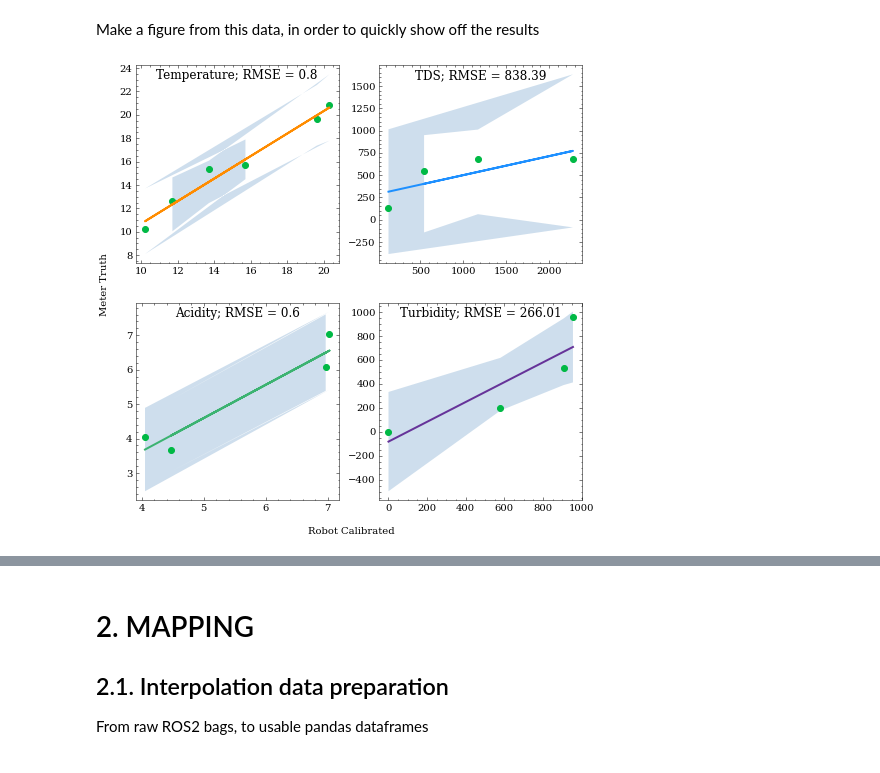
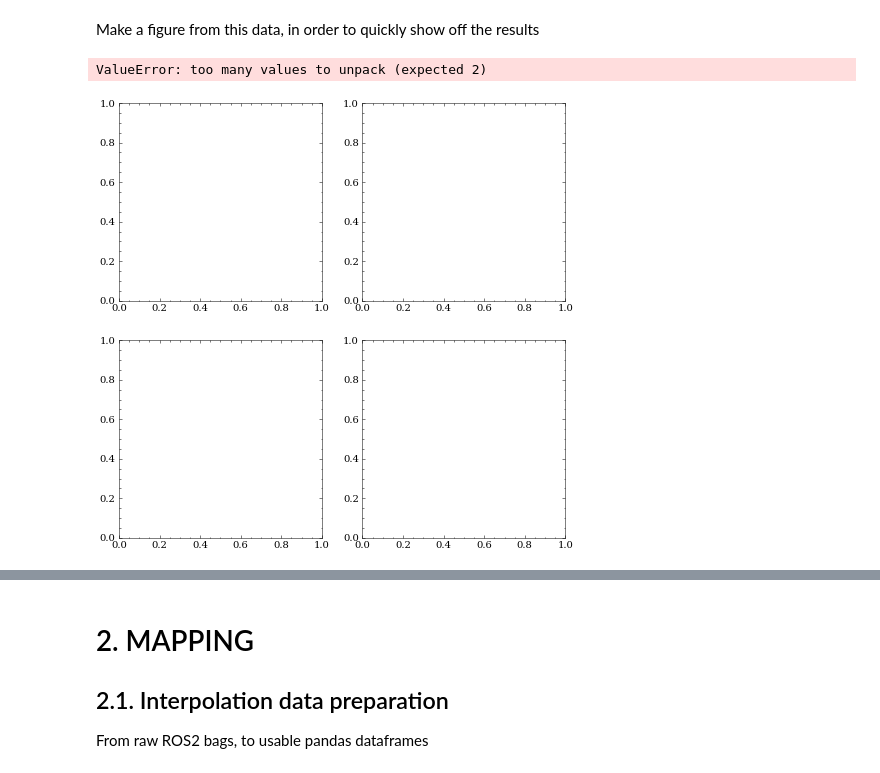
Before and after one commit to jurriandoornbos/wqdrone, a Jupyter notebook: plotting/plotting.ipynb, the cells around one changed output, grey strips where cells are left out. Drawn from its saved outputs; the diff is of its cells as text; code cells hidden in the pictures.

Commit message:
updated calibration ;lots

```diff
--- a/plotting/plotting.ipynb
+++ b/plotting/plotting.ipynb
@@ -63,7 +63,7 @@ Make a figure from this data, in order to quickly show off the results
 # %%
 def error_data(x,y):
     import numpy as np
-    a, b = np.polyfit(x, y, deg=1)
+    a, b = np.polyfit(x, y, deg=2)
     y_est = a * x + b
     y_err = x.std() * np.sqrt(1/len(x) +
                               (x - x.mean())**2 / np.sum((x - x.mean())**2))
@@ -82,48 +82,62 @@ colors = ["darkorange","dodgerblue","mediumseagreen", "rebeccapurple"]
 plt.style.use(['science','no-latex'])
 fig, axs = plt.subplots(nrows = 2, ncols =2,figsize = (8,8))
 
-x = temp.Meter
-y= temp.Robot
+x = temp.Robot
+y= temp.Meter
 y_est, y_err,rms = error_data(x,y)
+a,b =y_est + y_err, y_est - y_err
+
+axs[0,0].fill_between([min(x),max(x)], [min(a),max(a)],[min(b),max(b)], alpha=0.2)
+
 axs[0,0].plot(x, y_est, '-',c = colors[0],linewidth = 2)
-axs[0,0].fill_between(x, y_est - y_err, y_est + y_err, alpha=0.2)
+
 axs[0,0].scatter( x, y)
 axs[0,0].set_title(f"Temperature; RMSE = {round(rms,2)}" , y=1.0, pad=-14)
 
 
 
-x =tds.Meter
-y= tds.Calib
+x =tds.Calib
+y= tds.Meter
 y_est, y_err,rms = error_data(x,y)
+a,b =y_est - y_err, y_est + y_err
+
+axs[0,1].fill_between([min(x),max(x)], [min(a),max(a)],[min(b),max(b)], alpha=0.2)
+
 axs[0,1].plot(x, y_est, '-',c = colors[1],linewidth = 2)
-axs[0,1].fill_between(x, y_est - y_err, y_est + y_err, alpha=0.2)
+
 axs[0,1].scatter( x, y)
 axs[0,1].set_title(f"TDS; RMSE = {round(rms,2)}", y=1.0, pad=-14)
 
 
 
-x = ph.Meter
-y= ph.Calib
+x = ph.Calib
+y= ph.Meter
 y_est, y_err,rms = error_data(x,y)
+a,b =y_est + y_err, y_est - y_err
+
+axs[1,0].fill_between([min(x),max(x)], [min(a),max(a)],[min(b),max(b)], alpha=0.2)
 axs[1,0].plot(x, y_est, '-',c = colors[2],linewidth = 2)
-axs[1,0].fill_between(x, y_est - y_err, y_est + y_err, alpha=0.2)
+
 axs[1,0].scatter( x,y)
 axs[1,0].set_title(f"Acidity; RMSE = {round(rms,2)}", y=1.0, pad=-14)
 
 
 
-x = turb.Meter
-y= turb.Calib
+x = turb.Calib
+y= turb.Meter
 y_est, y_err,rms = error_data(x,y)
+a,b =y_est + y_err, y_est - y_err
+
+axs[1,1].fill_between([min(x),max(x)], [min(a),max(a)],[min(b),max(b)], alpha=0.2)
 axs[1,1].plot(x, y_est, '-',c = colors[3],linewidth = 2)
-axs[1,1].fill_between(x, y_est - y_err, y_est + y_err, alpha=0.2)
 axs[1,1].scatter( x,y)
 axs[1,1].set_title(f"Turbidity; RMSE = {round(rms,2)}", y=1.0, pad=-14)
 
 fig.text(0.5, 0.07, 'Robot Calibrated', va='center', ha='center', fontsize=plt.rcParams['axes.labelsize'])
 fig.text(0.07, 0.5, 'Meter Truth', va='center', ha='center', rotation='vertical', fontsize=plt.rcParams['axes.labelsize'])
 
 fig.savefig("output/calibration_results.png", dpi=300)
 fig.show()
 # %% [output]
+ValueError: too many values to unpack (expected 2)
-[figure, old version]
+[figure, new version]
```
Also changed, not shown: parts of 4 cells of this notebook, 2 other files.
